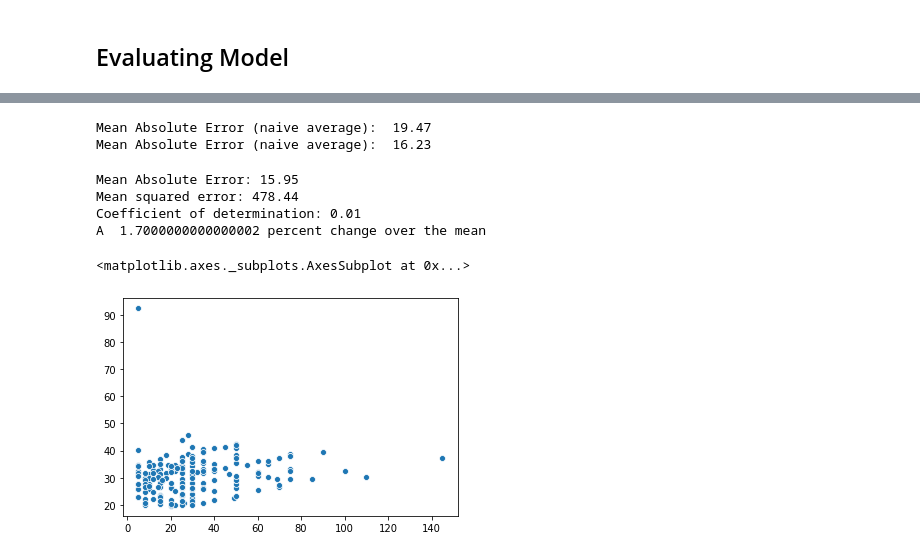
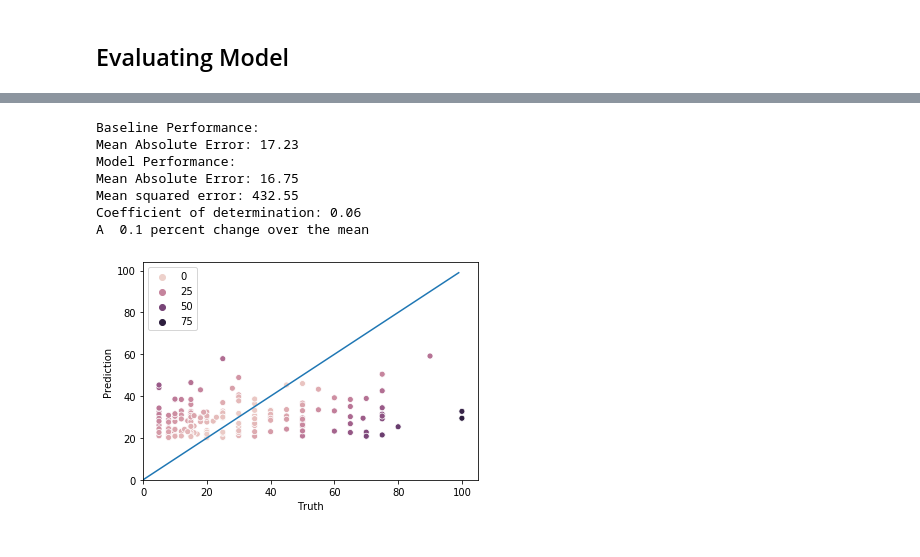
Before and after one commit to lmgibson/MyRate, a Jupyter notebook: notebooks/model_training.ipynb, the cells around one changed output, grey strips where cells are left out. Saved outputs shown, nothing was run; the diff lists cells and outputs as text; code cells hidden in the pictures.

```diff
--- a/notebooks/model_training.ipynb
+++ b/notebooks/model_training.ipynb
@@ -104,7 +107,9 @@ def baseline_performance(outcome_data):
     baseline_errors = abs(baseline_preds - outcome_data)
 
     # Baseline:
-    print('Mean Absolute Error (naive average): ', round(np.mean(baseline_errors), 2))
+    print('Mean Absolute Error:', round(np.mean(baseline_errors), 2))
+#     print('Mean squared error: %.2f'
+#           % mean_squared_error(outcome_data, baseline_preds))
 
 def model_performance(predictions, outcome_data, baseline):
     # Calculate absolute error (comparison with baseline)
@@ -124,3 +129,22 @@ def model_performance(predictions, outcome_data, baseline):
     # Does much better than the mean with regard to mean absolute error
     print("A ", round((np.mean(errors)-baseline)/baseline,3)*-100,
           "percent change over the mean")
+
+def export_model(model):
+    # Saving model with pickle
+    filename = '/Users/Metaverse/Desktop/Insight/projects/myrate/scripts/model.sav'
+    pickle.dump(model, open(filename, 'wb'))
+    print("Exported")
+
+def plot_preds_truth(x, y):
+    # Calculate Error
+    error = abs(x-y)
+
+    # Plotting True Hourly Rates vs Predicted Hourly Rates
+    sns.scatterplot(x = x, y = y, hue = error)
+    sns.lineplot(x = range(0,100), y = range(0,100), palette=['red'])
+    plt.ylim(0, None)
+    plt.xlim(0, None)
+    plt.xlabel("Truth")
+    plt.ylabel("Prediction")
+    plt.show()
@@ -157,10 +217,13 @@ clf = GridSearchCV(RandomForestRegressor(), parameters, n_jobs=4, verbose=True,
 clf.fit(X=X_train, y=y_train)
 
 # Saving best model
-rfr_model = clf.best_estimator_
+model_rfr = clf.best_estimator_
 
 # Printing results
 print(round(clf.best_score_,2), clf.best_params_)
+
+# Exporting model
+export_model(model_rfr)
 # %% [output]
 Fitting 5 folds for each of 72 candidates, totalling 360 fits
 [Parallel(n_jobs=4)]: Using backend LokyBackend with 4 concurrent workers.
@@ -184,21 +237,21 @@ sns.scatterplot(x=list(grid_search_results.index),
-# %%
-baseline_performance(y_train)
-baseline_performance(y_test)
-# %% [output]
-Mean Absolute Error (naive average):  19.47
-Mean Absolute Error (naive average):  16.23
-# %%
-# Predict
-preds = rfr_model.predict(X_test)
-model_performance(preds, y_test, 16.23)
-# %% [output]
-Mean Absolute Error: 15.95
-Mean squared error: 478.44
-Coefficient of determination: 0.01
-A  1.7000000000000002 percent change over the mean
+# %%
+preds_rfr = model_rfr.predict(X_test)
+
+print("Baseline Performance: ")
+baseline_performance(y_test)
+
+print("Model Performance: ")
+model_performance(preds_rfr, y_test,16.77)
+# %% [output]
+Baseline Performance:
+Mean Absolute Error: 17.23
+Model Performance:
+Mean Absolute Error: 16.75
+Mean squared error: 432.55
+Coefficient of determination: 0.06
+A  0.1 percent change over the mean
 # %%
 # Plotting True Hourly Rates vs Predicted Hourly Rates
-sns.scatterplot(x = y_test, y = preds)
+plot_preds_truth(x = y_test, y = preds_rfr)
 # %% [output]
-<matplotlib.axes._subplots.AxesSubplot at 0x...>
-[figure, old version]
+[figure, new version]
```
Also changed, not shown: parts of 31 cells of this notebook, 5 other files.
